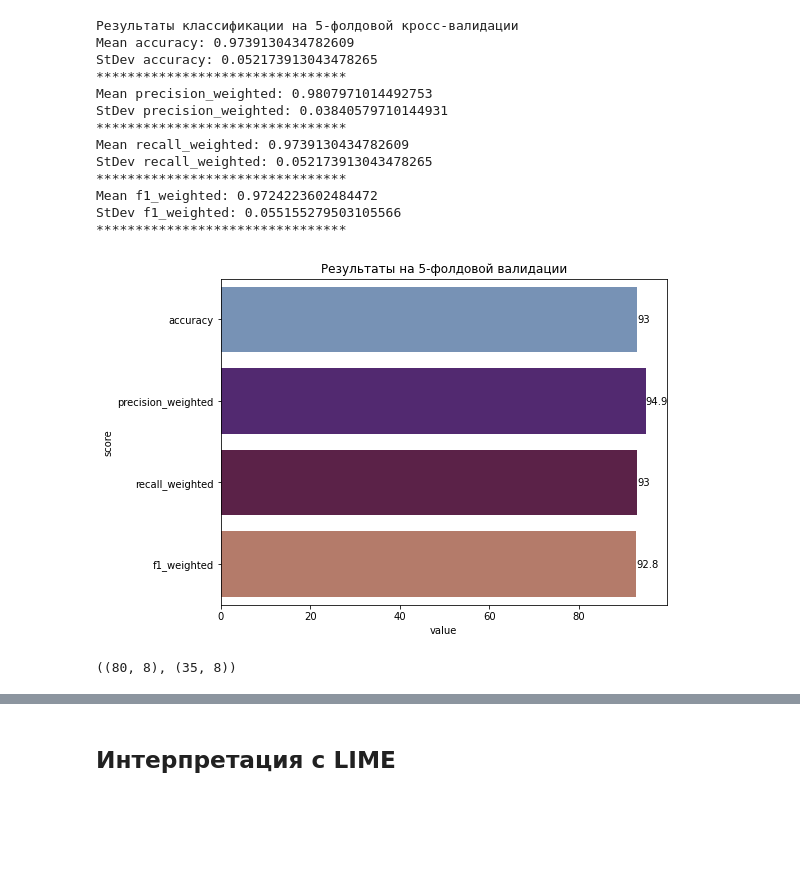
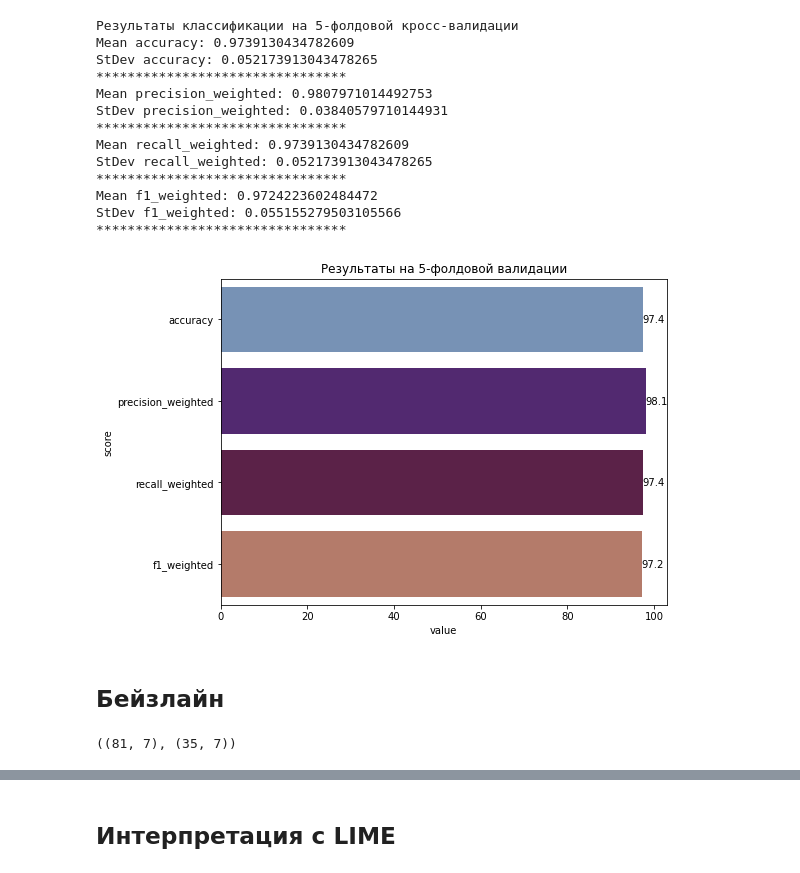
Before and after one commit to maya-ami/xmas, a Jupyter notebook: Report.ipynb, the cells around one changed output, grey strips where cells are left out. Saved outputs shown, nothing was run; the diff lists cells and outputs as text; code cells hidden in the pictures; blank space fills up the shorter version.

```diff
--- a/Report.ipynb
+++ b/Report.ipynb
@@ -58,7 +51,3 @@ russian_stopwords = nltk.corpus.stopwords.words('russian')
 # заменить на свой путь
 HACK_PATH = '/Users/mayabikmetova/xmas/hacka-aka-embedika'
 DOC_PATH = '/Users/mayabikmetova/xmas/hacka-aka-embedika/docs'
-# %%
-p = Popen(['antiword', '-f', '/Users/mayabikmetova/Downloads/hacka-aka-embedika/docs/0ca2f9faecdbc67d6686a9f5b6636eba.doc'], stdin=PIPE, stdout=PIPE, stderr=PIPE)
-output, err = p.communicate()
-text = output.decode('utf-8')
@@ -405,7 +355,7 @@ print('Результаты классификации на 5-фолдовой
 for score in scores:
     cv_score = cross_val_score(pipe, data['lemma_text'],
                                data['class'], cv=skfold, scoring=score)
-    mean_values.append(round(cv_score.mean(), 1))
+    mean_values.append(round(cv_score.mean()*100, 1))
     print('Mean {}: {}'.format(score, cv_score.mean()))
     print('StDev {}: {}'.format(score, cv_score.std()))
     print("********************************")
@@ -431,10 +376,11 @@ df_scores = pd.DataFrame({
 # %%
+df_scores = pd.DataFrame({'score': scores, 'value': mean_values})
 plt.figure(figsize=(8,6))
 plt.title('Результаты на 5-фолдовой валидации')
 ax = sns.barplot(y='score', x='value',data=df_scores, orient='h', palette='twilight')
 ax.tick_params(axis='x', rotation=0)
 for i in ax.containers:
     ax.bar_label(i,)
-plt.savefig('5fold.png', bbox_inches='tight')
+# plt.savefig('5fold.png', bbox_inches='tight')
 # %% [output]
-[figure, old version]
+[figure, new version]
@@ -443,5 +387,7 @@ plt.savefig('5fold.png', bbox_inches='tight')
+# %% [markdown]
+## Бейзлайн
 # %%
 train, test = train_test_split(data, test_size=0.3, stratify=data['class'], random_state=22)
 train.shape, test.shape
 # %% [output]
-((80, 8), (35, 8))
+((81, 7), (35, 7))
```
Also changed, not shown: parts of 77 cells of this notebook.
